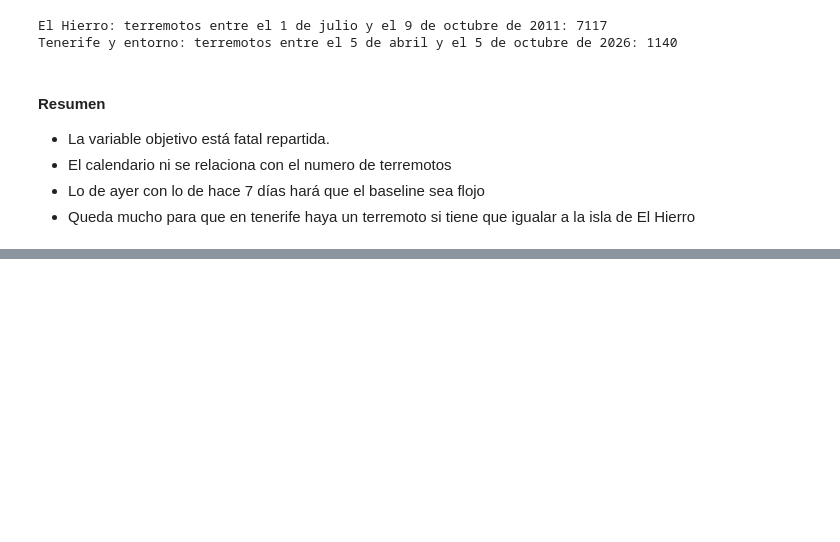
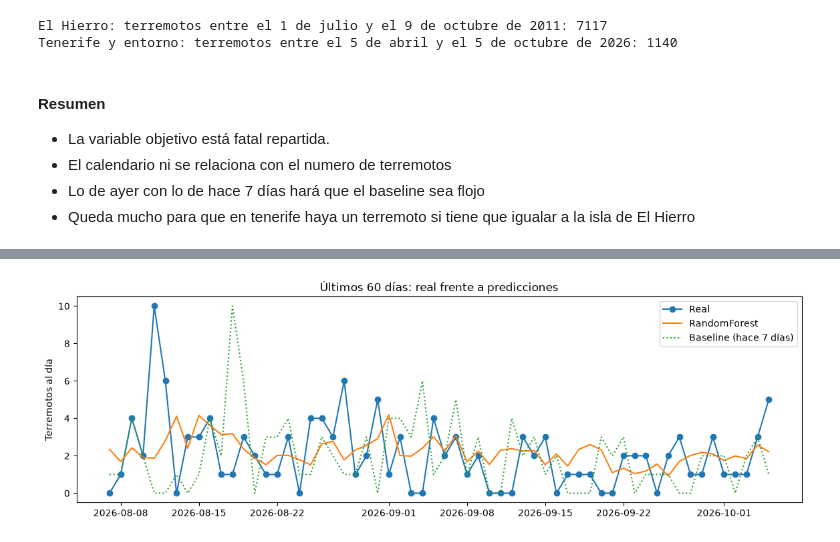
Before and after one commit to c0sh1/vulcano_earthquake, a Jupyter notebook: notebook/EDA.ipynb, the cells around one changed output, grey strips where cells are left out. Drawn from its saved outputs; the diff is of its cells as text; code cells hidden in the pictures; blank space fills up the shorter version.

```diff
--- a/notebook/EDA.ipynb
+++ b/notebook/EDA.ipynb
@@ -466,0 +516,10 @@ Tenerife y entorno: terremotos entre el 5 de abril y el 5 de octubre de 2026: 11
+# %%
+pred_baseline = test["hace_7"]
+mae_baseline = mean_absolute_error(y_test, pred_baseline)
+
+pred_media = np.full(len(test), y_train.mean())
+mae_media = mean_absolute_error(y_test, pred_media)
+
+print("MAE baseline (hace 7 días):   ", round(mae_baseline, 2), "terremotos")
+print("MAE prediciendo siempre la media:", round(mae_media, 2), "terremotos")
+print("Media del entrenamiento:", round(y_train.mean(), 2))
@@ -466,0 +616,11 @@ Tenerife y entorno: terremotos entre el 5 de abril y el 5 de octubre de 2026: 11
+# %%
+plt.figure(figsize=(14, 4))
+plt.plot(test["fecha"], y_test, marker="o", label="Real")
+plt.plot(test["fecha"], pred_rf, label="RandomForest")
+plt.plot(test["fecha"], pred_baseline, linestyle=":", label="Baseline (hace 7 días)")
+plt.title("Últimos 60 días: real frente a predicciones")
+plt.ylabel("Terremotos al día")
+plt.legend()
+plt.show()
+# %% [output]
+[figure, added]
```
Also changed, not shown: parts of 25 cells of this notebook, 3 other files.
